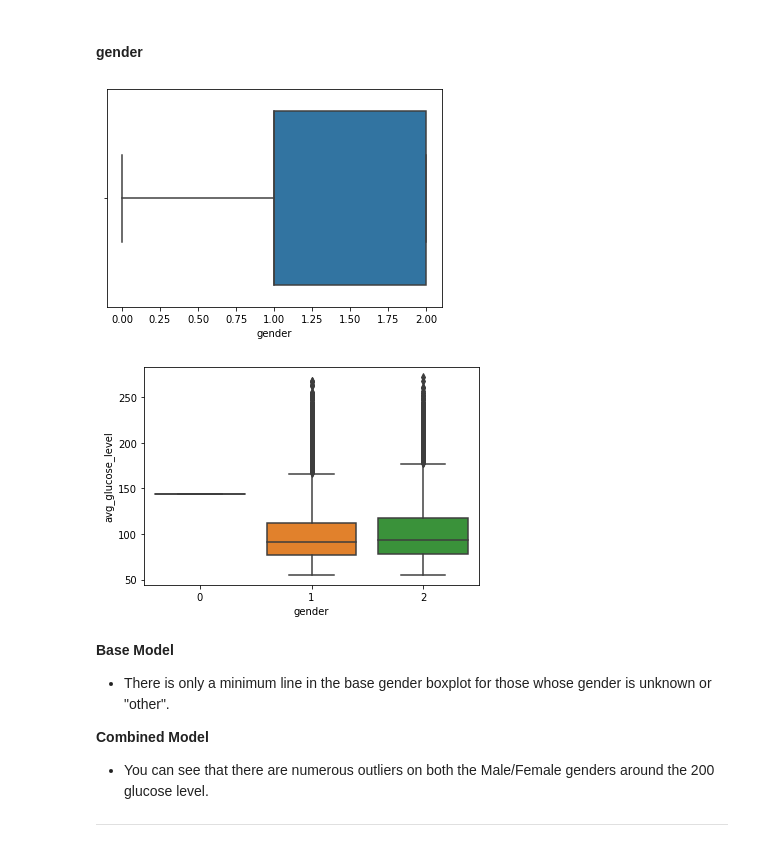
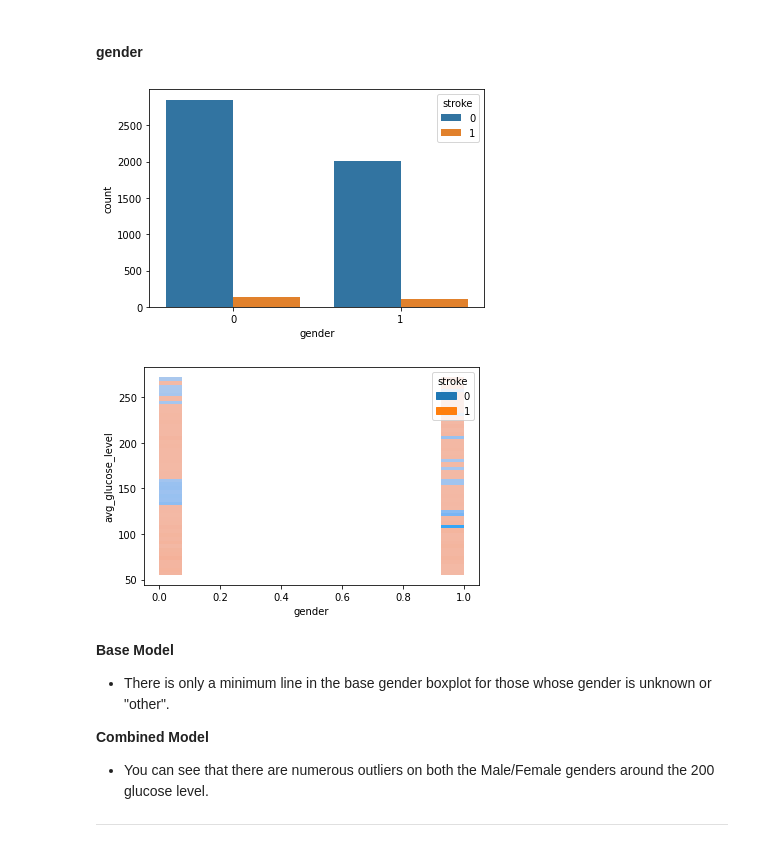
Before and after one commit to norgel/Analysis-of-Stroke-Patients, a Jupyter notebook: Patient_Analysis_of_Stroke_Pre_Post_Assessment.ipynb, the cells around one changed output. Saved outputs shown, nothing was run; the diff lists cells and outputs as text; code cells hidden in the pictures.

```diff
--- a/Patient_Analysis_of_Stroke_Pre_Post_Assessment.ipynb
+++ b/Patient_Analysis_of_Stroke_Pre_Post_Assessment.ipynb
@@ -75,7 +108,8 @@ df_ml = df.copy()
 # %%
-# Delete the unnecessary 'id' column
-df_ml = df_ml.drop(columns='id', axis=1)
-df_ml.head()
+# Delete the unnecessary 'id' column from both copies of the original dataset (exp_df & ml_df)
+exp_df = exp_df.drop(columns='id', axis=1)
+ml_df = ml_df.drop(columns='id', axis=1)
+exp_df.head()
 # %% [output]
 |  | gender | age | hypertension | heart_disease | ever_married | work_type | Residence_type | ... |
 | 0 | Male | 67.0 | 0 | 1 | Yes | Private | Urban | ... |
@@ -146,9 +174,11 @@ Female    2994
 Male      2115
 Other        1
 Name: gender, dtype: int64
+# %%
+exp_df = exp_df[~(exp_df['gender']=='Other')]
 # %% [markdown]
 #### **gender Ordinal Encoding**
 # %%
-df_ml['gender'].replace({'Other':0, 'Female': 1,
-                         'Male': 2}, inplace=True)
+exp_df['gender'].replace({'Female': 0,
+                         'Male': 1}, inplace=True)
 # %%
@@ -213,4 +242,4 @@ No     1757
 Name: ever_married, dtype: int64
 # %%
-df_ml['ever_married'].replace({'Yes':1, 'No':0}, inplace=True)
+exp_df['ever_married'].replace({'Yes':1, 'No':0}, inplace=True)
 # %%
@@ -372,13 +366,13 @@ For target (y) and features (X)
 # %% [markdown]
 #### **gender**
 # %%
-sns.boxplot(x='gender', data=df_ml);
+sns.countplot(x='gender', data=exp_df, hue='stroke');
 # %% [output]
-[figure, old version]
+[figure, new version]
 # %%
-sns.boxplot(x='gender', y= 'avg_glucose_level', data = df_ml);
+sns.histplot(x='gender', y= 'avg_glucose_level', data = exp_df, hue='stroke');
 # %% [output]
-[figure, old version]
+[figure, new version]
 # %% [markdown]
 **Base Model**
 - There is only a minimum line in the base gender boxplot for those whose gender is unknown or "other".
```
Also changed, not shown: parts of 95 cells of this notebook.
